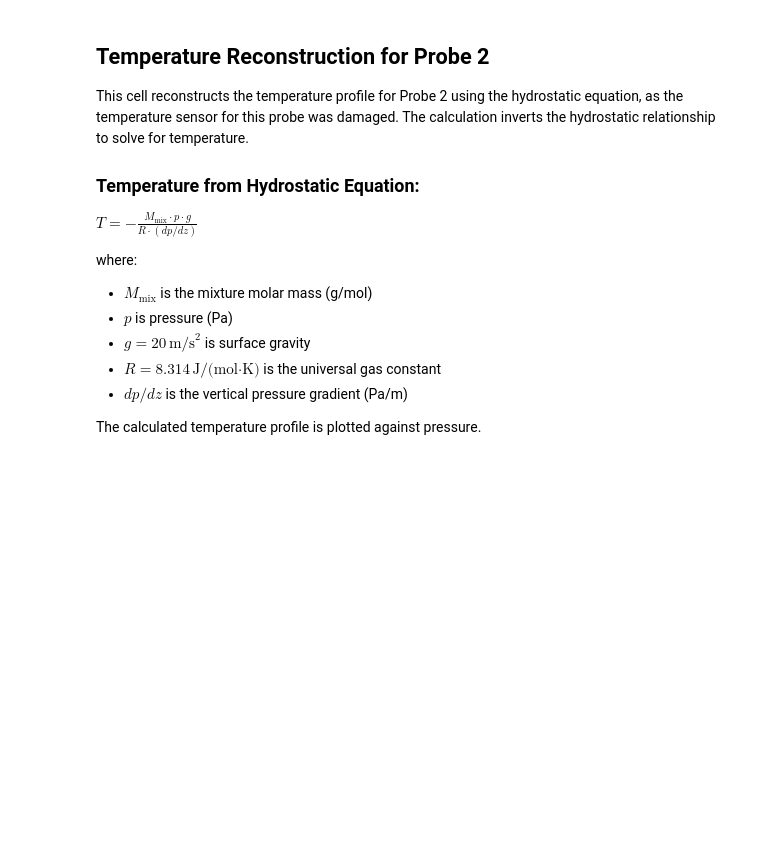
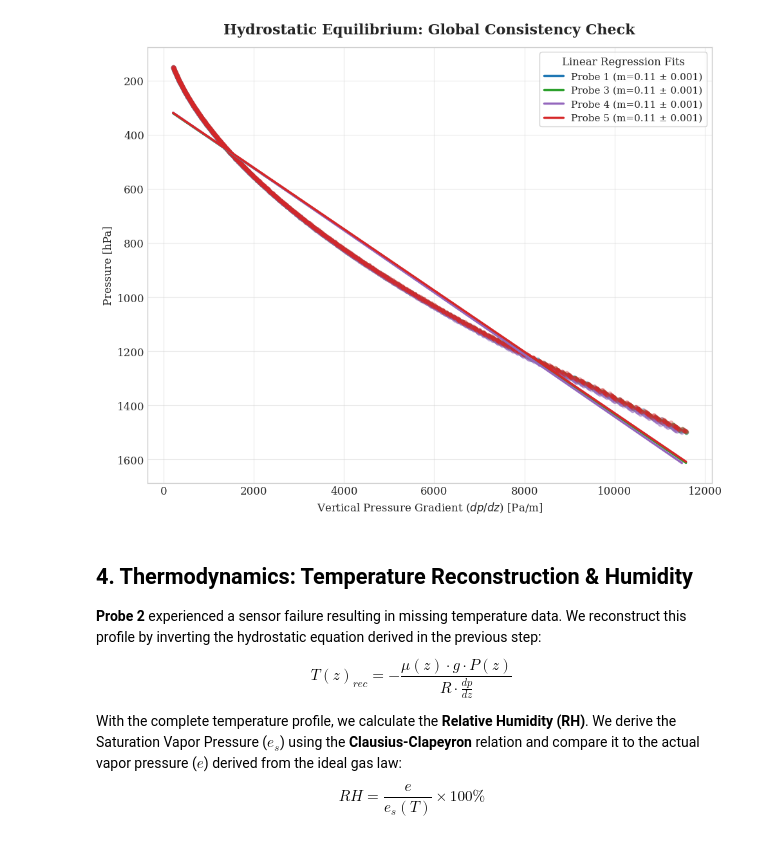
Before and after one commit to JacksonFergusonDev/Data-Science-Portfolio, a Jupyter notebook: atmospheric_science/exoplanet_atmospheric_analysis.ipynb, the cells around one changed output. Drawn from its saved outputs; the diff is of its cells as text; code cells hidden in the pictures; blank space fills up the shorter version.

```diff
--- a/atmospheric_science/exoplanet_atmospheric_analysis.ipynb
+++ b/atmospheric_science/exoplanet_atmospheric_analysis.ipynb
@@ -217,17 +561,49 @@ Uncertainty in slope: 0.10063179699579063
+# %%
+# -----------------------------------------------------------------------------
+# 4b. Hydrostatic Equilibrium: Visualization (Combined)
+# -----------------------------------------------------------------------------
+
+fig, ax = plt.subplots(figsize=(10, 8))
+
+# Color palette for distinct probes
+colors = ['#1f77b4', '#2ca02c', '#9467bd', '#d62728']
+
+for i, (name, res) in enumerate(fit_results.items()):
+    # Unpack regression results
+    x = res['x']
+    y = res['y']
+    y_fit = res['y_pred']
+
+    # Label includes the slope for quantitative comparison
+    label_str = f"{name} (m={res['slope']:.2f} ± {res['std_err']:.3f})"
+
+    # Plot Data (lighter alpha to see overlap)
+    ax.scatter(x, y, s=20, color=colors[i], alpha=0.3)
+
+    # Plot Fit Line (solid and distinct)
+    ax.plot(x, y_fit, color=colors[i], linewidth=2.5, label=label_str)
+
+# Aesthetics
+ax.set_title('Hydrostatic Equilibrium: Global Consistency Check', fontsize=16, fontweight='bold', pad=15)
+ax.set_xlabel('Vertical Pressure Gradient ($dp/dz$) [Pa/m]', fontsize=12)
+ax.set_ylabel('Pressure [hPa]', fontsize=12)
+
+# Invert Y-axis to match atmospheric vertical profile (surface at bottom)
+ax.invert_yaxis()
+
+# Grid and Legend
+ax.grid(True, alpha=0.4)
+ax.legend(loc='best', frameon=True, framealpha=0.9, fontsize=11, title="Linear Regression Fits")
+
+plt.tight_layout()
+plt.show()
+# %% [output]
+[figure, added]
 # %% [markdown]
-## Temperature Reconstruction for Probe 2
+## 4. Thermodynamics: Temperature Reconstruction & Humidity
+**Probe 2** experienced a sensor failure resulting in missing temperature data. We reconstruct this profile by inverting the hydrostatic equation derived in the previous step:
+$$T(z)_{rec} = - \frac{\mu(z) \cdot g \cdot P(z)}{R \cdot \frac{dp}{dz}}$$
 
-This cell reconstructs the temperature profile for Probe 2 using the hydrostatic equation, as the temperature sensor for this probe was damaged. The calculation inverts the hydrostatic relationship to solve for temperature.
-
-### Temperature from Hydrostatic Equation:
-$T = -\frac{M_{\text{mix}} \cdot p \cdot g}{R \cdot (dp/dz)}$
-
-where:
-- $M_{\text{mix}}$ is the mixture molar mass (g/mol)
-- $p$ is pressure (Pa)
-- $g = 20 \, \text{m/s}^2$ is surface gravity
-- $R = 8.314 \, \text{J/(mol·K)}$ is the universal gas constant
-- $dp/dz$ is the vertical pressure gradient (Pa/m)
-
-The calculated temperature profile is plotted against pressure.
+With the complete temperature profile, we calculate the **Relative Humidity (RH)**. We derive the Saturation Vapor Pressure ($e_s$) using the **Clausius-Clapeyron** relation and compare it to the actual vapor pressure ($e$) derived from the ideal gas law:
+$$RH = \frac{e}{e_s(T)} \times 100\%$$
 # %%
```
Also changed, not shown: parts of 53 cells of this notebook.
